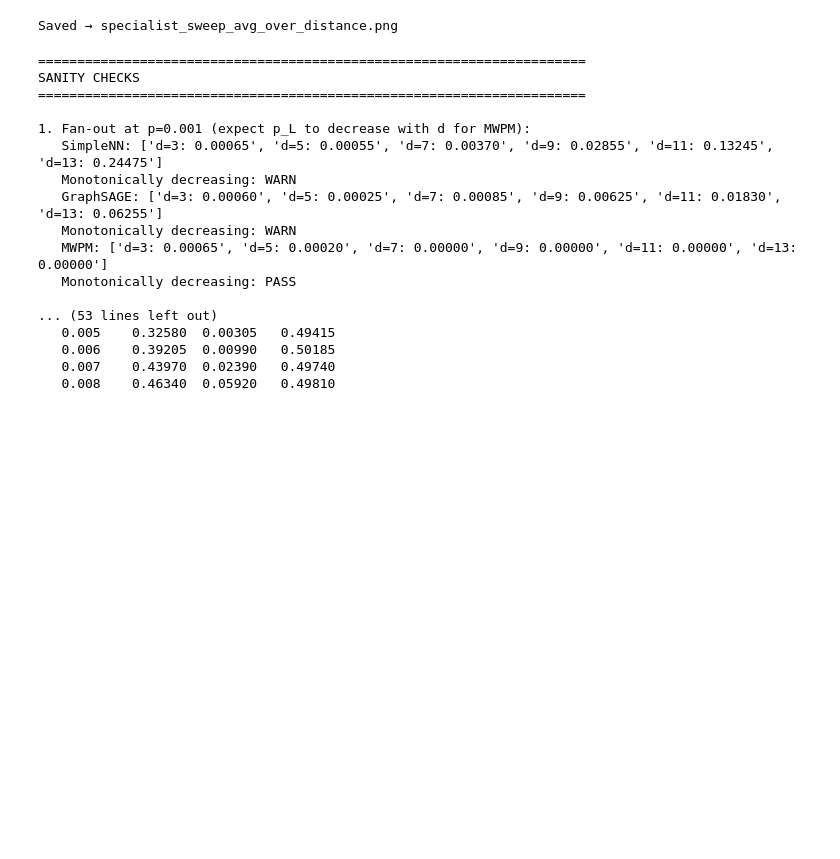
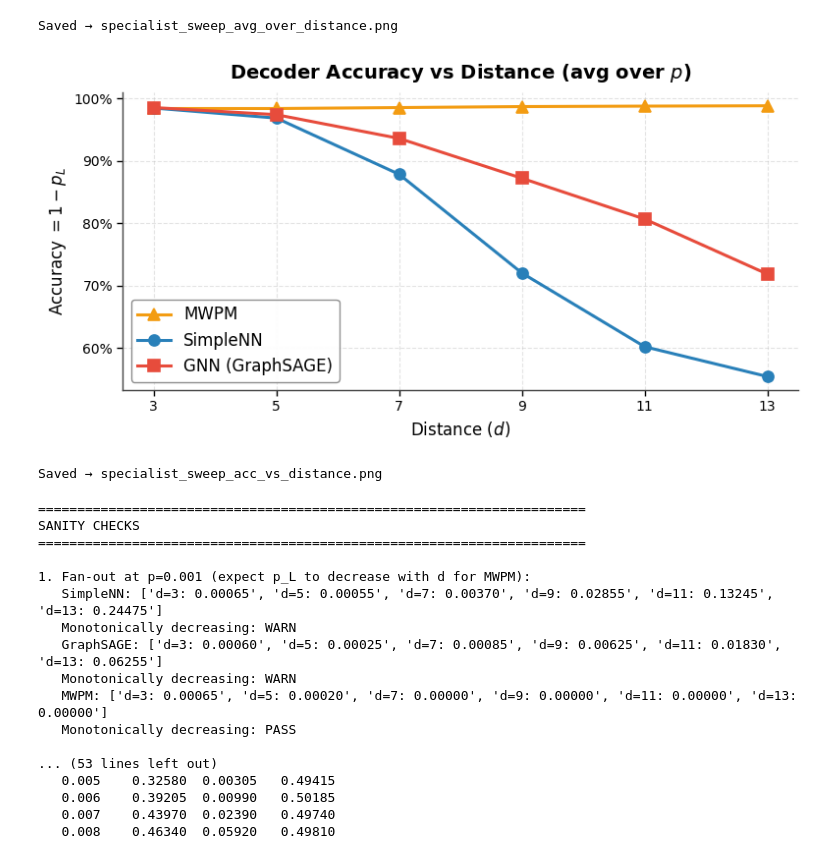
Before and after one commit to billxby/quantum-error-correction, a Jupyter notebook: code/results/nn_vs_gnn_comparison/specialist_sweep.ipynb, the cells around one changed output. Saved outputs shown, nothing was run; the diff lists cells and outputs as text; code cells hidden in the pictures; blank space fills up the shorter version.

```diff
--- a/code/results/nn_vs_gnn_comparison/specialist_sweep.ipynb
+++ b/code/results/nn_vs_gnn_comparison/specialist_sweep.ipynb
@@ -524,6 +525,63 @@ print(f"Saved → {avg_path}")
 # %% [output]
 [figure]
 Saved → specialist_sweep_avg_over_distance.png
+# %%
+# ── Plot 4: Averaged over p — accuracy vs distance, one line per decoder ──
+# Mirror of Plot 3 (averaged over distances) — averages accuracy = 1 - p_L
+# across all physical error rates at each distance, leaving 3 lines total.
+# Reuses the same STYLE dict so colors/markers match Plot 3.
+
+from matplotlib.ticker import PercentFormatter
+
+df = pd.read_csv(CSV_PATH)
+
+STYLE = {
+    'SimpleNN':  {'label': 'SimpleNN',        'color': '#2980B9', 'marker': 'o'},
+    'GraphSAGE': {'label': 'GNN (GraphSAGE)', 'color': '#E74C3C', 'marker': 's'},
+    'MWPM':      {'label': 'MWPM',            'color': '#F39C12', 'marker': '^'},
+}
+
+fig, ax = plt.subplots(figsize=(8, 4.2))
+
+def plot_one(ax, decoder, zorder=3):
+    s = STYLE[decoder]
+    sub = df[df.decoder == decoder]
+    by_d = sub.groupby('d')['p_L'].mean().sort_index()  # mean over all p
+    acc = 1 - by_d.values
+    ax.plot(by_d.index, acc,
+            marker=s['marker'], linestyle='-', color=s['color'],
+            linewidth=2.2, markersize=8,
+            markeredgecolor=s['color'], markeredgewidth=1.2,
+            label=s['label'], zorder=zorder)
+
+plot_one(ax, 'MWPM',      zorder=2)
+plot_one(ax, 'SimpleNN',  zorder=3)
+plot_one(ax, 'GraphSAGE', zorder=3)
+
+ax.set_title('Decoder Accuracy vs Distance (avg over $p$)',
+             fontsize=16, fontweight='bold', pad=10)
+ax.set_xlabel('Distance ($d$)', fontsize=12)
+ax.set_ylabel('Accuracy $= 1 - p_L$', fontsize=12)
+ax.set_xticks(DISTANCES)
+ax.yaxis.set_major_formatter(PercentFormatter(1.0, decimals=0))
+ax.tick_params(axis='both', labelsize=10, width=1, length=4)
+ax.grid(True, alpha=0.35, linewidth=0.8, linestyle='--')
+ax.set_axisbelow(True)
+for spine in ax.spines.values():
+    spine.set_linewidth(1)
+    spine.set_edgecolor('#444444')
+ax.legend(fontsize=12, frameon=True, fancybox=True,
+          shadow=False, framealpha=0.95, edgecolor='#888888',
+          loc='lower left')
+
+plt.tight_layout()
+acc_path = FIG_DIR / "specialist_sweep_acc_vs_distance.png"
+plt.savefig(acc_path, dpi=200, bbox_inches='tight', facecolor='white', edgecolor='none')
+plt.show()
+print(f"Saved → {acc_path}")
+# %% [output]
+[figure, added]
+Saved → specialist_sweep_acc_vs_distance.png
 # %%
 # ── Sanity Checks ──
 
```
Also changed, not shown: parts of 3 cells of this notebook, 15 other files.
